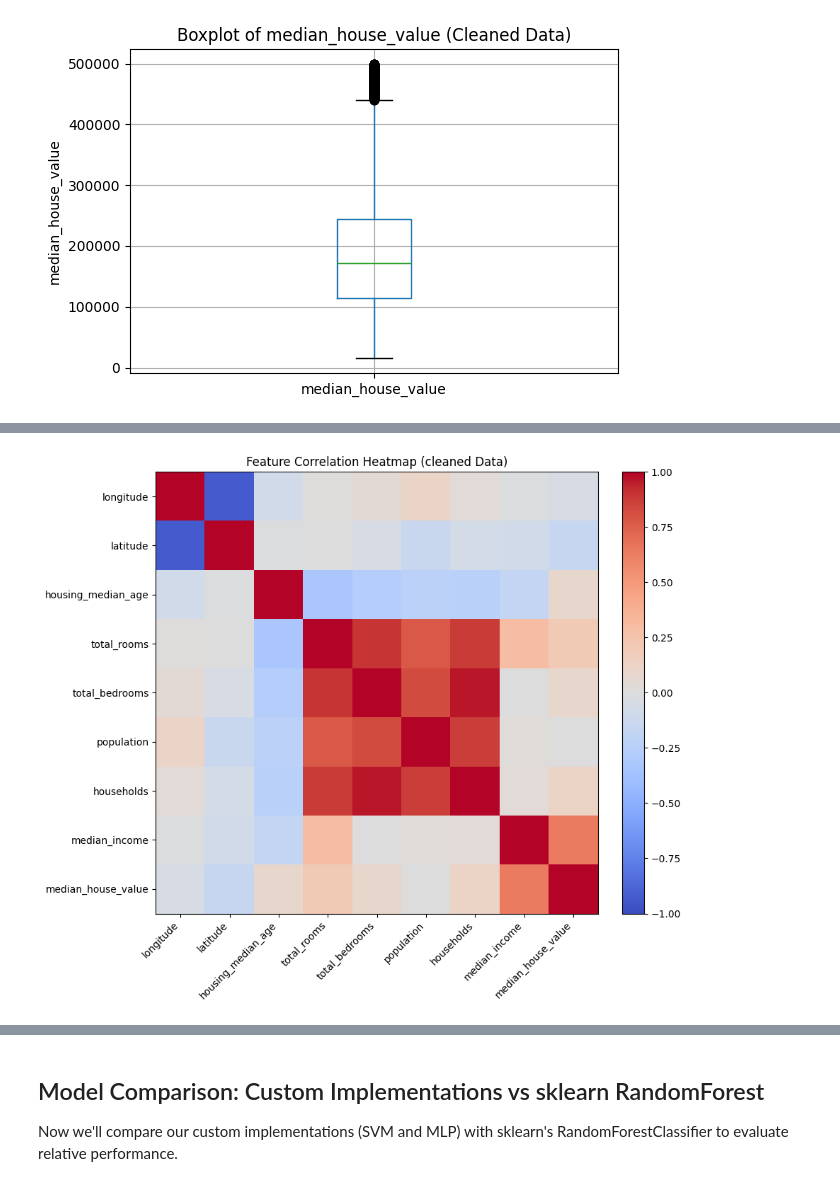
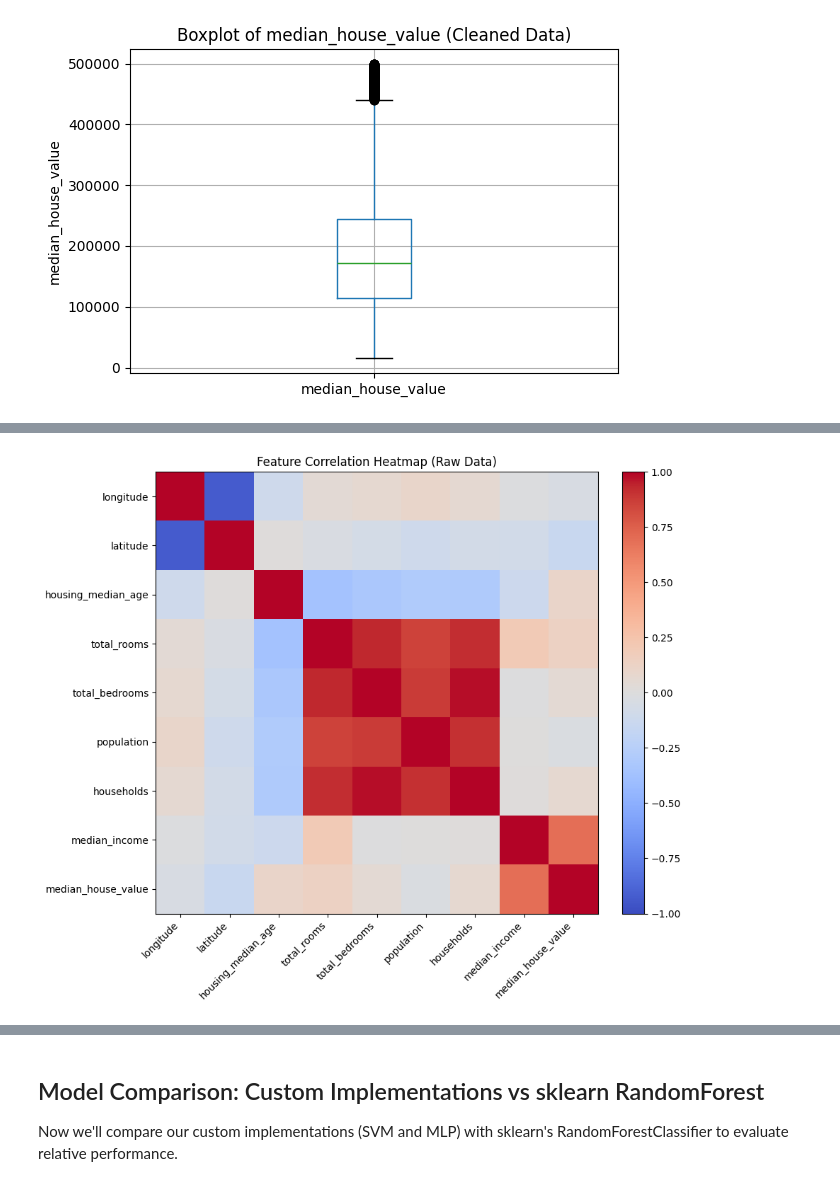
Before and after one commit to LukasKuhz/551git, a Jupyter notebook: A1.ipynb, the cells around one changed output, grey strips where cells are left out. Saved outputs shown, nothing was run; the diff lists cells and outputs as text; code cells hidden in the pictures.

```diff
--- a/A1.ipynb
+++ b/A1.ipynb
@@ -278,14 +331,14 @@ for feature in cleaned_features:
 # %%
-# Correlation heatmap for numeric features (cleaned data)
-corr = housing_clean.corr(numeric_only=True)
+# Correlation heatmap for numeric features (raw data)
+corr = housing.corr(numeric_only=True)
 plt.figure(figsize=(10,8))
 plt.imshow(corr, vmin=-1, vmax=1, cmap='coolwarm')
 plt.xticks(range(len(corr.columns)), corr.columns, rotation=45, ha='right')
 plt.yticks(range(len(corr.index)), corr.index)
 plt.colorbar(fraction=0.046, pad=0.04)
-plt.title("Feature Correlation Heatmap (cleaned Data)")
+plt.title("Feature Correlation Heatmap (Raw Data)")
 plt.tight_layout()
 plt.show()
 # %% [output]
-[figure, old version]
+[figure, new version]
 # %%
```
Also changed, not shown: parts of 28 cells of this notebook.
